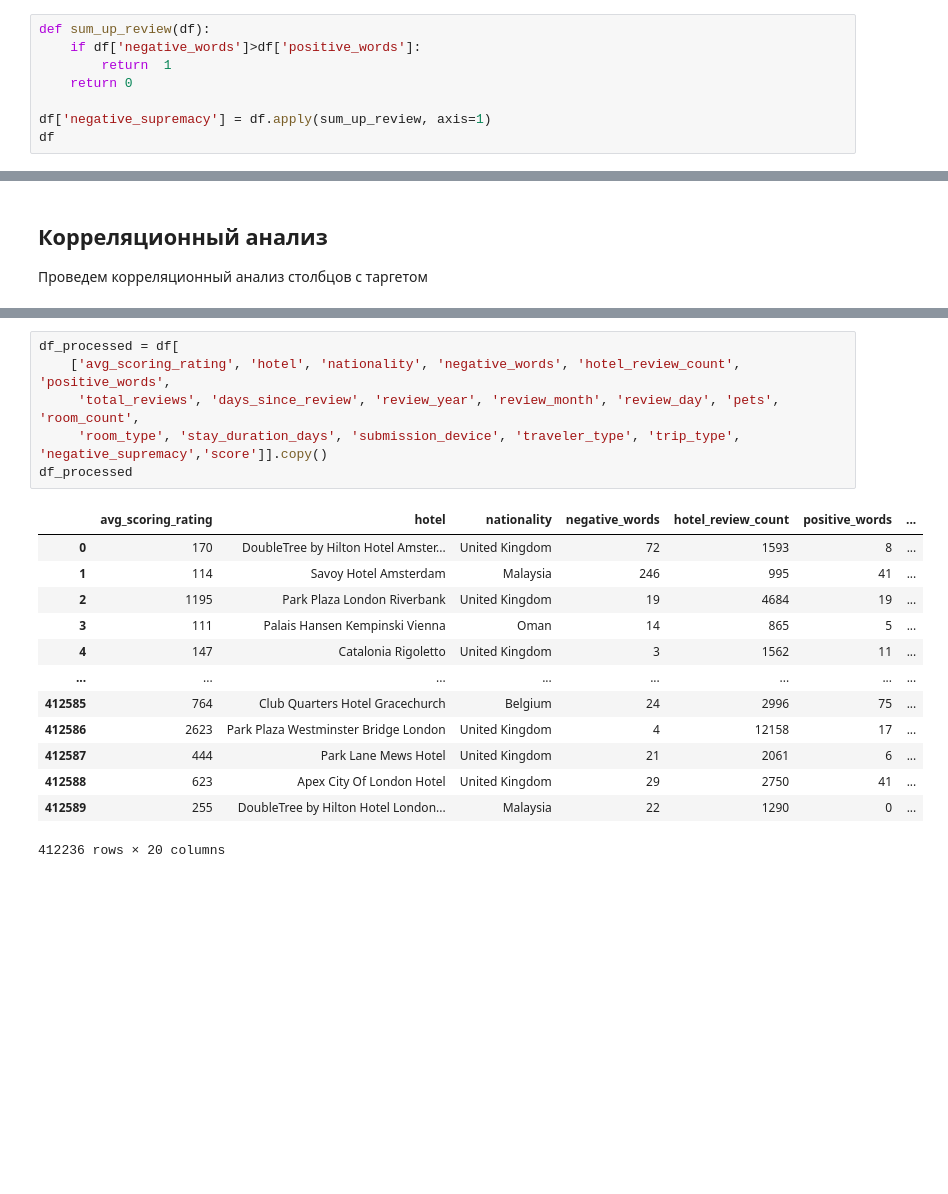
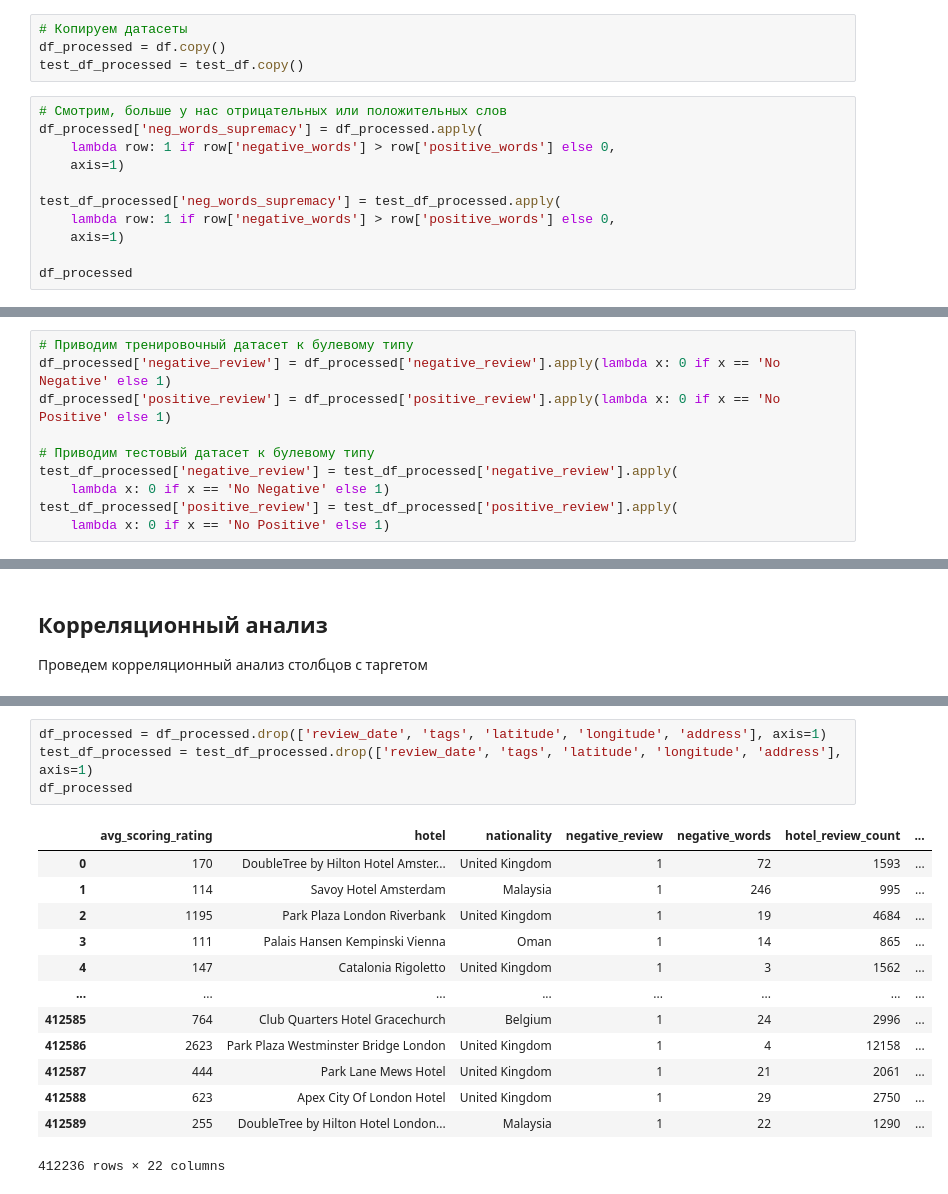
Before and after one commit to Moncervers/hotel_review_score_prediction, a Jupyter notebook: score_prediction.ipynb, the cells around one changed output, grey strips where cells are left out. Saved outputs shown, nothing was run; the diff lists cells and outputs as text; blank space fills up the shorter version.

```diff
--- a/score_prediction.ipynb
+++ b/score_prediction.ipynb
@@ -791,11 +802,18 @@ df
+# %%
+# Копируем датасеты
+df_processed = df.copy()
+test_df_processed = test_df.copy()
 # %%
-def sum_up_review(df):
-    if df['negative_words']>df['positive_words']:
-        return  1
-    return 0
+# Смотрим, больше у нас отрицательных или положительных слов
+df_processed['neg_words_supremacy'] = df_processed.apply(
+    lambda row: 1 if row['negative_words'] > row['positive_words'] else 0,
+    axis=1)
 
-df['negative_supremacy'] = df.apply(sum_up_review, axis=1)
-df
+test_df_processed['neg_words_supremacy'] = test_df_processed.apply(
+    lambda row: 1 if row['negative_words'] > row['positive_words'] else 0,
+    axis=1)
+
+df_processed
 # %% [output]
 |  | address | avg_scoring_rating | review_date | hotel | nationality | negative_review | negative_words | ... |
 | 0 | Ndsm Plein 28 Amsterdam Noord 103... | 170 | 2017-04-17 | DoubleTree by Hilton Hotel Amster... | United Kingdom | Too far from attractions Had to u... | 72 | ... |
@@ -822,0 +831,10 @@ test_df['submission_device'] = test_df['submission_device'].fillna('desktop')
+# %%
+# Приводим тренировочный датасет к булевому типу
+df_processed['negative_review'] = df_processed['negative_review'].apply(lambda x: 0 if x == 'No Negative' else 1)
+df_processed['positive_review'] = df_processed['positive_review'].apply(lambda x: 0 if x == 'No Positive' else 1)
+
+# Приводим тестовый датасет к булевому типу
+test_df_processed['negative_review'] = test_df_processed['negative_review'].apply(
+    lambda x: 0 if x == 'No Negative' else 1)
+test_df_processed['positive_review'] = test_df_processed['positive_review'].apply(
+    lambda x: 0 if x == 'No Positive' else 1)
@@ -842,23 +860,21 @@ df
 # %%
-df_processed = df[
-    ['avg_scoring_rating', 'hotel', 'nationality', 'negative_words', 'hotel_review_count', 'positive_words',
-     'total_reviews', 'days_since_review', 'review_year', 'review_month', 'review_day', 'pets', 'room_count',
-     'room_type', 'stay_duration_days', 'submission_device', 'traveler_type', 'trip_type', 'negative_supremacy','score']].copy()
+df_processed = df_processed.drop(['review_date', 'tags', 'latitude', 'longitude', 'address'], axis=1)
+test_df_processed = test_df_processed.drop(['review_date', 'tags', 'latitude', 'longitude', 'address'], axis=1)
 df_processed
 # %% [output]
-|  | avg_scoring_rating | hotel | nationality | negative_words | hotel_review_count | positive_words | ... |
-| 0 | 170 | DoubleTree by Hilton Hotel Amster... | United Kingdom | 72 | 1593 | 8 | ... |
-| 1 | 114 | Savoy Hotel Amsterdam | Malaysia | 246 | 995 | 41 | ... |
-| 2 | 1195 | Park Plaza London Riverbank | United Kingdom | 19 | 4684 | 19 | ... |
-| 3 | 111 | Palais Hansen Kempinski Vienna | Oman | 14 | 865 | 5 | ... |
-| 4 | 147 | Catalonia Rigoletto | United Kingdom | 3 | 1562 | 11 | ... |
+|  | avg_scoring_rating | hotel | nationality | negative_review | negative_words | hotel_review_count | ... |
+| 0 | 170 | DoubleTree by Hilton Hotel Amster... | United Kingdom | 1 | 72 | 1593 | ... |
+| 1 | 114 | Savoy Hotel Amsterdam | Malaysia | 1 | 246 | 995 | ... |
+| 2 | 1195 | Park Plaza London Riverbank | United Kingdom | 1 | 19 | 4684 | ... |
+| 3 | 111 | Palais Hansen Kempinski Vienna | Oman | 1 | 14 | 865 | ... |
+| 4 | 147 | Catalonia Rigoletto | United Kingdom | 1 | 3 | 1562 | ... |
 | ... | ... | ... | ... | ... | ... | ... | ... |
-| 412585 | 764 | Club Quarters Hotel Gracechurch | Belgium | 24 | 2996 | 75 | ... |
-| 412586 | 2623 | Park Plaza Westminster Bridge London | United Kingdom | 4 | 12158 | 17 | ... |
-| 412587 | 444 | Park Lane Mews Hotel | United Kingdom | 21 | 2061 | 6 | ... |
-| 412588 | 623 | Apex City Of London Hotel | United Kingdom | 29 | 2750 | 41 | ... |
-| 412589 | 255 | DoubleTree by Hilton Hotel London... | Malaysia | 22 | 1290 | 0 | ... |
+| 412585 | 764 | Club Quarters Hotel Gracechurch | Belgium | 1 | 24 | 2996 | ... |
+| 412586 | 2623 | Park Plaza Westminster Bridge London | United Kingdom | 1 | 4 | 12158 | ... |
+| 412587 | 444 | Park Lane Mews Hotel | United Kingdom | 1 | 21 | 2061 | ... |
+| 412588 | 623 | Apex City Of London Hotel | United Kingdom | 1 | 29 | 2750 | ... |
+| 412589 | 255 | DoubleTree by Hilton Hotel London... | Malaysia | 1 | 22 | 1290 | ... |
-412236 rows × 20 columns
+412236 rows × 22 columns
 # %%
 plt.figure(figsize=(17, 10))
 
```
Also changed, not shown: parts of 26 cells of this notebook.
